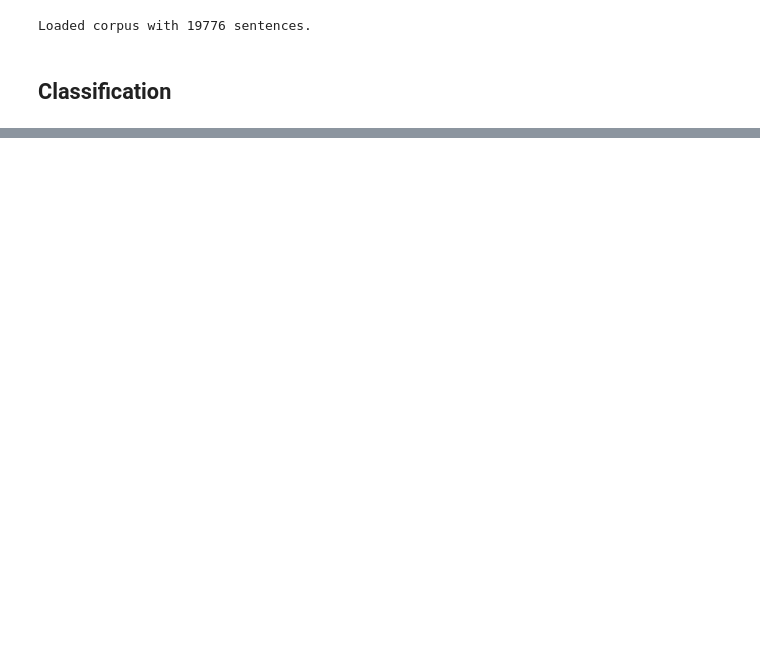
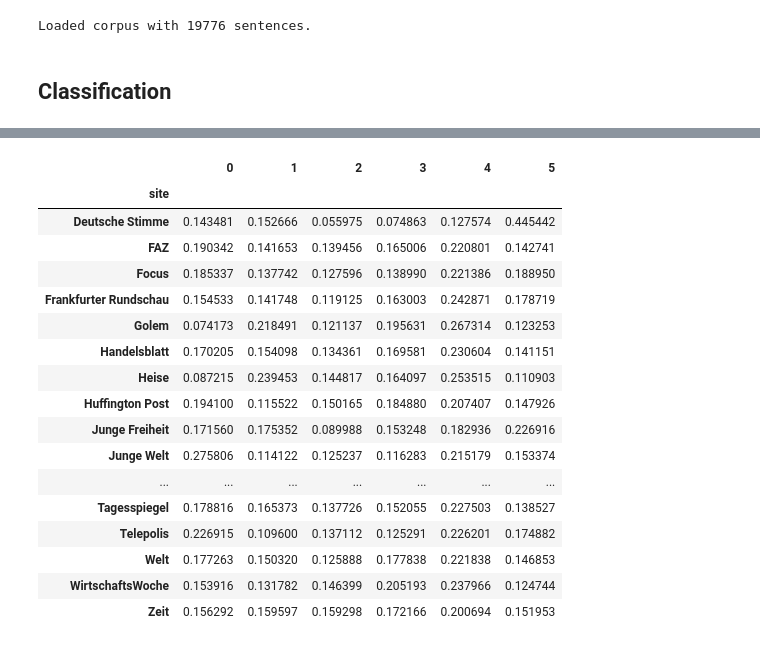
Before and after one commit to smartinsightsfromdata/StalkerML, a Jupyter notebook: Calculate Opinion without Base.ipynb, the cells around one changed output, grey strips where cells are left out. Drawn from its saved outputs; the diff is of its cells as text; code cells hidden in the pictures; blank space fills up the shorter version.

```diff
--- a/Calculate Opinion without Base.ipynb
+++ b/Calculate Opinion without Base.ipynb
@@ -236,0 +231,21 @@ INFO:gensim.models.word2vec:scoring 74536 sentences took 0.9s, 87138 sentences/s
+# %%
+KW.groupby('site').mean()
+# %% [output]
+|  | 0 | 1 | 2 | 3 | 4 | 5 |
+| site |  |  |  |  |  |  |
+| Deutsche Stimme | 0.143481 | 0.152666 | 0.055975 | 0.074863 | 0.127574 | 0.445442 |
+| FAZ | 0.190342 | 0.141653 | 0.139456 | 0.165006 | 0.220801 | 0.142741 |
+| Focus | 0.185337 | 0.137742 | 0.127596 | 0.138990 | 0.221386 | 0.188950 |
+| Frankfurter Rundschau | 0.154533 | 0.141748 | 0.119125 | 0.163003 | 0.242871 | 0.178719 |
+| Golem | 0.074173 | 0.218491 | 0.121137 | 0.195631 | 0.267314 | 0.123253 |
+| Handelsblatt | 0.170205 | 0.154098 | 0.134361 | 0.169581 | 0.230604 | 0.141151 |
+| Heise | 0.087215 | 0.239453 | 0.144817 | 0.164097 | 0.253515 | 0.110903 |
+| Huffington Post | 0.194100 | 0.115522 | 0.150165 | 0.184880 | 0.207407 | 0.147926 |
+| Junge Freiheit | 0.171560 | 0.175352 | 0.089988 | 0.153248 | 0.182936 | 0.226916 |
+| Junge Welt | 0.275806 | 0.114122 | 0.125237 | 0.116283 | 0.215179 | 0.153374 |
+| ... | ... | ... | ... | ... | ... | ... |
+| Tagesspiegel | 0.178816 | 0.165373 | 0.137726 | 0.152055 | 0.227503 | 0.138527 |
+| Telepolis | 0.226915 | 0.109600 | 0.137112 | 0.125291 | 0.226201 | 0.174882 |
+| Welt | 0.177263 | 0.150320 | 0.125888 | 0.177838 | 0.221838 | 0.146853 |
+| WirtschaftsWoche | 0.153916 | 0.131782 | 0.146399 | 0.205193 | 0.237966 | 0.124744 |
+| Zeit | 0.156292 | 0.159597 | 0.159298 | 0.172166 | 0.200694 | 0.151953 |
```
Also changed, not shown: parts of 6 cells of this notebook, 4 other files.
